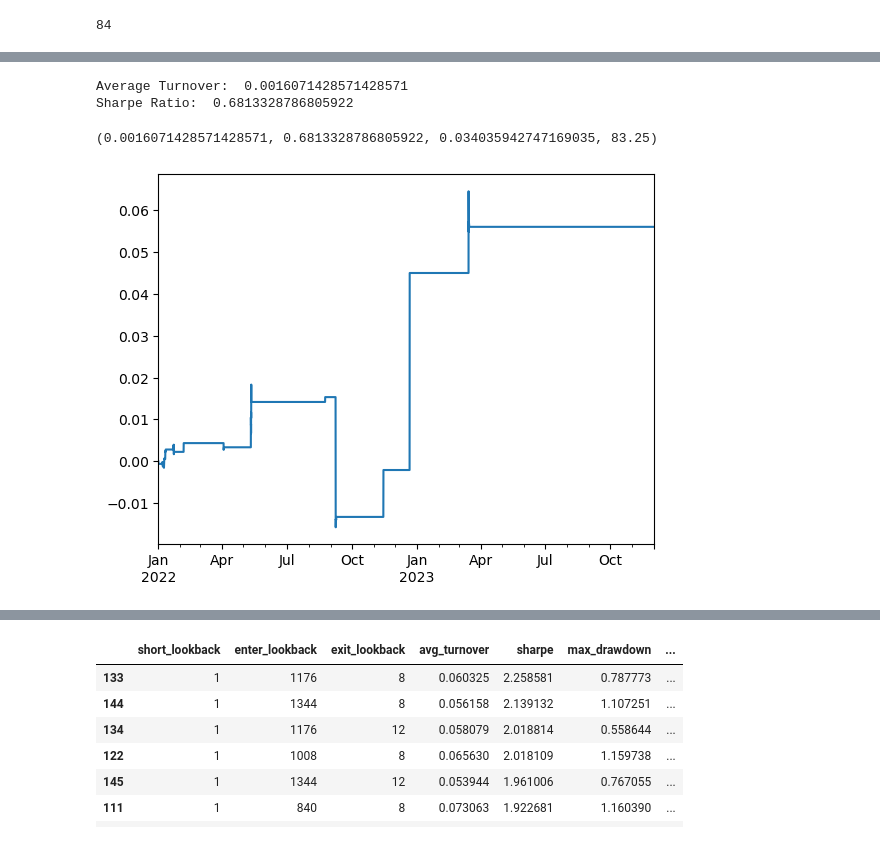
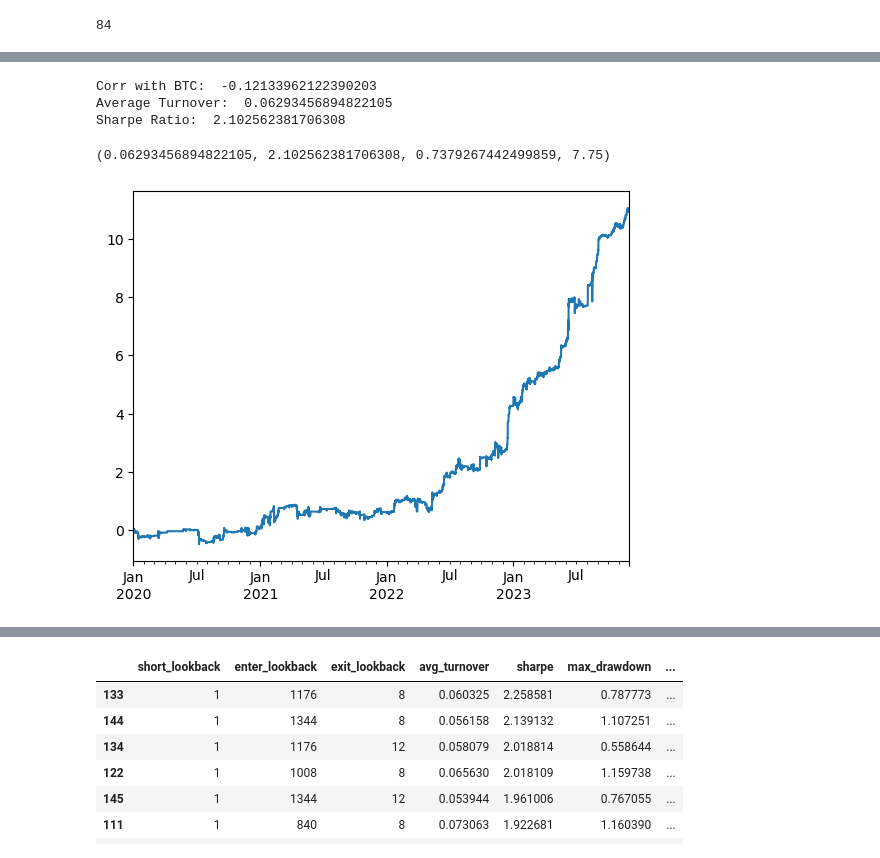
Before and after one commit to jofu-tofu/Trading-Bot, a Jupyter notebook: Uncon Backtest/BTC Layer 1 Basket.ipynb, the cells around one changed output, grey strips where cells are left out. Drawn from its saved outputs; the diff is of its cells as text; code cells hidden in the pictures.

```diff
--- a/Uncon Backtest/BTC Layer 1 Basket.ipynb
+++ b/Uncon Backtest/BTC Layer 1 Basket.ipynb
@@ -52,12 +54,12 @@ if filename not in os.listdir(path = '..'):
 else:
     px = pd.read_pickle('../'+filename)
 ret = px.pct_change()
-def mask_consecutive_zeros(series, window=24):
+def mask_consecutive_zeros(series, window=48):
     mask = series.rolling(window, min_periods=window).sum() == 0
     return series.mask(mask)
 
 # Apply to each column
-ret = ret.apply(mask_consecutive_zeros)
+ret = ret.apply(mask_consecutive_zeros, axis=0)
 out_of_sample_ret = ret['2023-12-01':]
 ret = ret[:'2023-12-01']
 # %% [output]
@@ -207,7 +214,8 @@ momentum in gridsearch lokoback/th doesnt work
 # %%
 def equal_weighting(ret):
     '''equal weighting of returns'''
-    return ret.div(ret.abs().sum(axis=1),axis=0)
+    ret = ret.div(ret.abs().sum(axis=1),axis=0)
+    return ret.fillna(0)
 
 def rank_weighting(ret, lookback= 1):
     '''rank weighting of returns in the lookback period'''
@@ -259,6 +267,3 @@ def reversal_weightings(ret):
 
     ret = long_short_basket(ret)
     return ret.apply(lambda x: x / x.abs().sum(), axis=1)
-
-
-signal = rank_threshold_weighting(layer1_binance_ret, lookback = 10)
@@ -382,7 +354,8 @@ hnt_signal_f.where(hnt_signal_f != 0).dropna()
 # %%
-to_sharpe(hnt_signal_f, hnt_ret, th = 1, to_off = True, plot = True)
+to_sharpe(signal, layer1_binance_ret, th = 1, to_off = False, plot = True)
 # %% [output]
-Average Turnover:  0.0016071428571428571
-Sharpe Ratio:  0.6813328786805922
+Corr with BTC:  -0.12133962122390203
+Average Turnover:  0.06293456894822105
+Sharpe Ratio:  2.102562381706308
-(0.0016071428571428571, 0.6813328786805922, 0.034035942747169035, 83.25)
+(0.06293456894822105, 2.102562381706308, 0.7379267442499859, 7.75)
-[figure, old version]
+[figure, new version]
```
Also changed, not shown: parts of 28 cells of this notebook, 3 other files.
